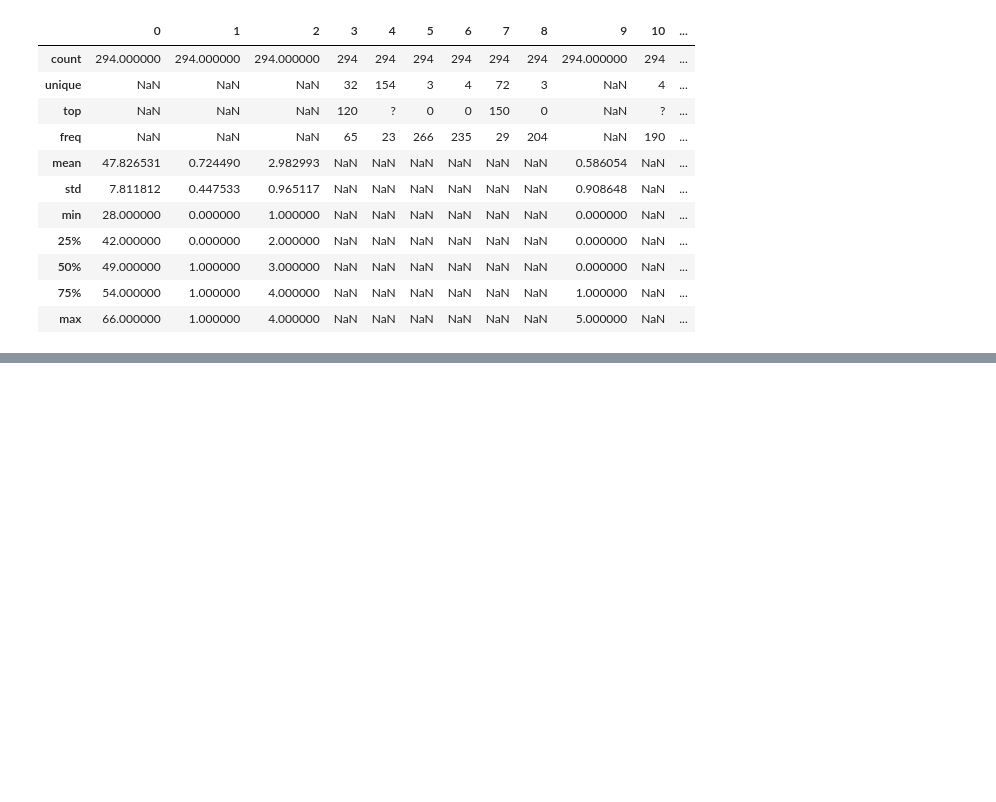
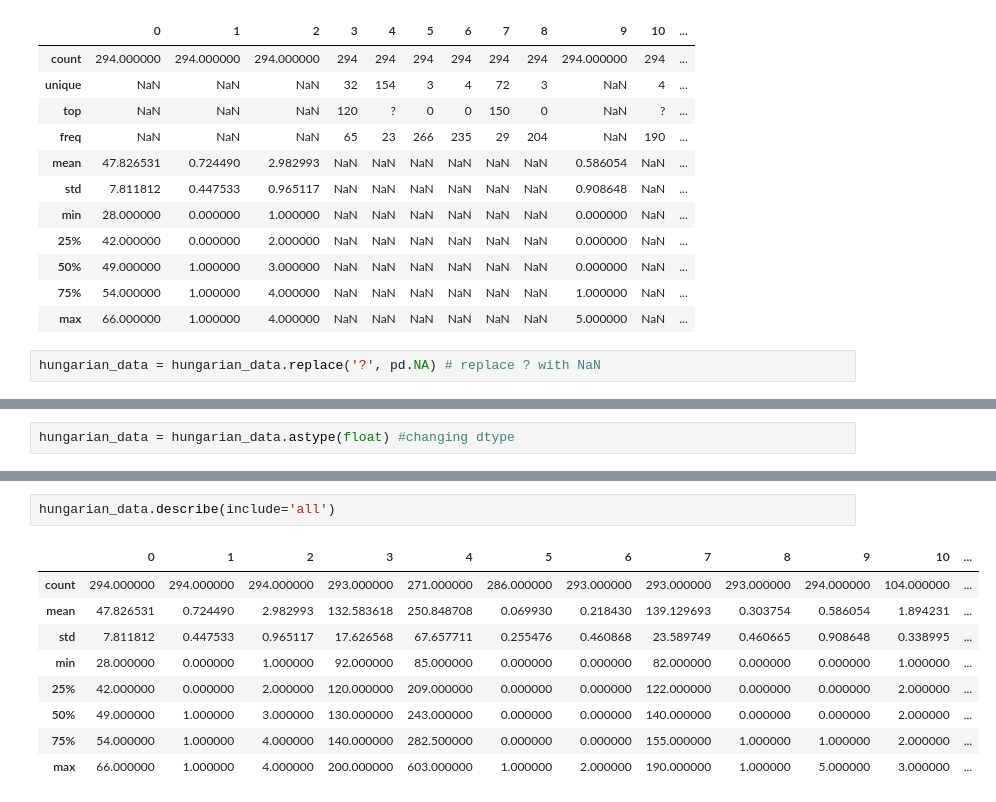
Before and after one commit to lucky-KRMU/KhushiDL-Heart-Disease, a Jupyter notebook: dataStudyEDA.ipynb, the cells around one changed output, grey strips where cells are left out. Drawn from its saved outputs; the diff is of its cells as text; blank space fills up the shorter version.

Commit message:
Complete Hungarian Data EDA

```diff
--- a/dataStudyEDA.ipynb
+++ b/dataStudyEDA.ipynb
@@ -282,3 +282,5 @@ hungarian_data.describe(include='all')
 | 50% | 49.000000 | 1.000000 | 3.000000 | NaN | NaN | NaN | NaN | NaN | NaN | 0.000000 | NaN | ... |
 | 75% | 54.000000 | 1.000000 | 4.000000 | NaN | NaN | NaN | NaN | NaN | NaN | 1.000000 | NaN | ... |
 | max | 66.000000 | 1.000000 | 4.000000 | NaN | NaN | NaN | NaN | NaN | NaN | 5.000000 | NaN | ... |
+# %%
+hungarian_data = hungarian_data.replace('?', pd.NA) # replace ? with NaN
@@ -284,0 +307,2 @@ hungarian_data.describe(include='all')
+# %%
+hungarian_data = hungarian_data.astype(float) #changing dtype
@@ -284,0 +329,12 @@ hungarian_data.describe(include='all')
+# %%
+hungarian_data.describe(include='all')
+# %% [output]
+|  | 0 | 1 | 2 | 3 | 4 | 5 | 6 | 7 | 8 | 9 | 10 | ... |
+| count | 294.000000 | 294.000000 | 294.000000 | 293.000000 | 271.000000 | 286.000000 | 293.000000 | 293.000000 | 293.000000 | 294.000000 | 104.000000 | ... |
+| mean | 47.826531 | 0.724490 | 2.982993 | 132.583618 | 250.848708 | 0.069930 | 0.218430 | 139.129693 | 0.303754 | 0.586054 | 1.894231 | ... |
+| std | 7.811812 | 0.447533 | 0.965117 | 17.626568 | 67.657711 | 0.255476 | 0.460868 | 23.589749 | 0.460665 | 0.908648 | 0.338995 | ... |
+| min | 28.000000 | 0.000000 | 1.000000 | 92.000000 | 85.000000 | 0.000000 | 0.000000 | 82.000000 | 0.000000 | 0.000000 | 1.000000 | ... |
+| 25% | 42.000000 | 0.000000 | 2.000000 | 120.000000 | 209.000000 | 0.000000 | 0.000000 | 122.000000 | 0.000000 | 0.000000 | 2.000000 | ... |
+| 50% | 49.000000 | 1.000000 | 3.000000 | 130.000000 | 243.000000 | 0.000000 | 0.000000 | 140.000000 | 0.000000 | 0.000000 | 2.000000 | ... |
+| 75% | 54.000000 | 1.000000 | 4.000000 | 140.000000 | 282.500000 | 0.000000 | 0.000000 | 155.000000 | 1.000000 | 1.000000 | 2.000000 | ... |
+| max | 66.000000 | 1.000000 | 4.000000 | 200.000000 | 603.000000 | 1.000000 | 2.000000 | 190.000000 | 1.000000 | 5.000000 | 3.000000 | ... |
```
Also changed, not shown: parts of 4 cells of this notebook.
